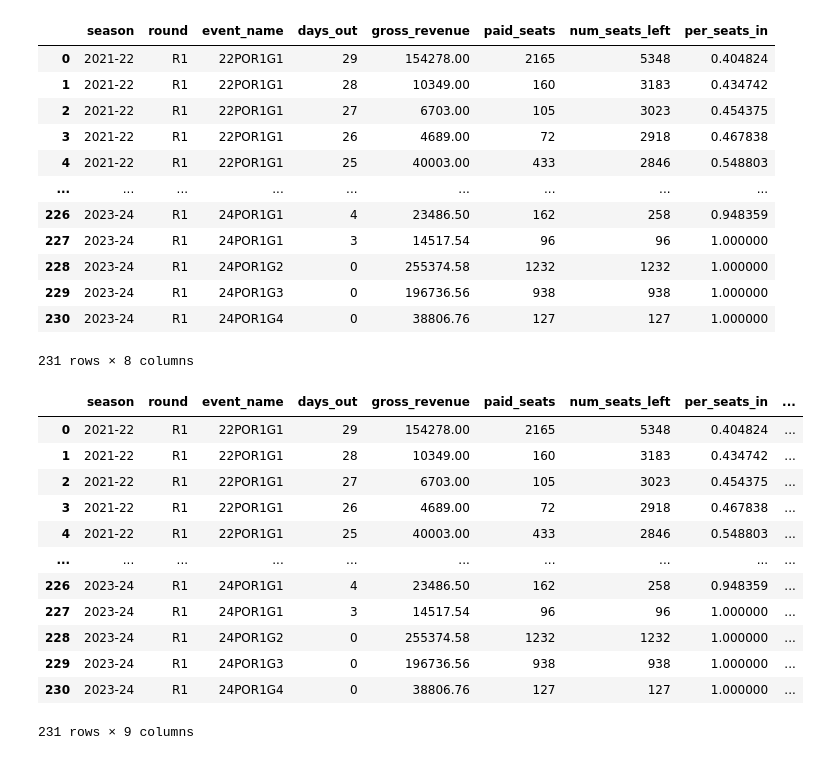
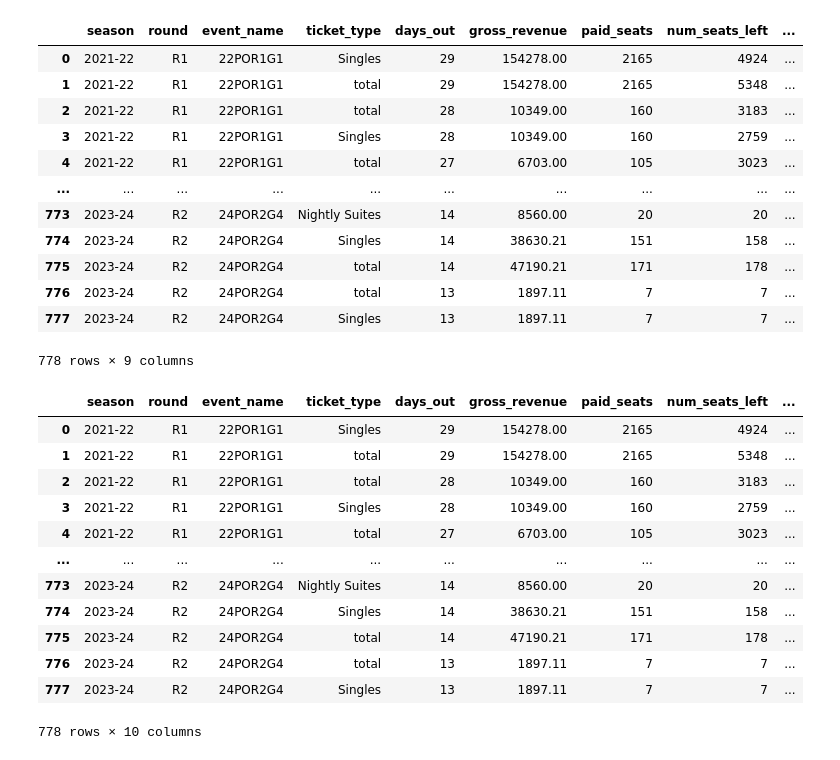
Before and after one commit to riffere-fla/pandas_party, a Jupyter notebook: playoffs_2324_expected.ipynb, the cells around one changed output. Cells and saved outputs as stored; diff of their text form; code cells hidden in the pictures.

```diff
--- a/playoffs_2324_expected.ipynb
+++ b/playoffs_2324_expected.ipynb
@@ -85,46 +119,44 @@ df
-# %%
-df['min_days_out'] = df.apply(lambda row: df[df['event_name'] == row['event_name']]['days_out'].min(), axis = 1)
 # %%
-cumdf = df.groupby(by = ['round','event_name'], axis = 0)[['gross_revenue','paid_seats']].cumsum().rename(columns = {'gross_revenue':'cum_gross_rev', 'paid_seats':'cum_num_seats'})
+df['min_days_out'] = df.apply(lambda row: df[(df['event_name'] == row['event_name'])&(df['ticket_type'] == row['ticket_type'])]['days_out'].min(), axis = 1)
+cumdf = df.groupby(by = ['round','event_name', 'ticket_type'], axis = 0)[['gross_revenue','paid_seats']].cumsum().rename(columns = {'gross_revenue':'cum_gross_rev', 'paid_seats':'cum_num_seats'})
 dfdf = pd.concat([df,cumdf], axis = 1)
-dfdf['final_seats'] = dfdf.apply(lambda row: dfdf[(dfdf['event_name'] == row['event_name'])&(dfdf['days_out'] == row['min_days_out'])]['cum_num_seats'].item(), axis = 1)
+dfdf['final_seats'] = dfdf.apply(lambda row: dfdf[(dfdf['event_name'] == row['event_name'])&(dfdf['ticket_type'] == row['ticket_type'])&
+                                                  (dfdf['days_out'] == row['min_days_out'])]['cum_num_seats'].item(), axis = 1)
 dfdf['per_seats_in'] = [x/y for x,y in zip(dfdf['cum_num_seats'],dfdf['final_seats'])]
 dfdf['num_seats_left'] = dfdf.apply(lambda row: row['final_seats'] - row['cum_num_seats']+ row['paid_seats'], axis = 1)
-dfdf = dfdf[['season','round', 'event_name', 'days_out','gross_revenue','paid_seats','num_seats_left','per_seats_in']]
-# dfdf = dfdf.groupby(by = ['season','round','days_out']).mean()
+dfdf = dfdf[['season','round', 'event_name', 'ticket_type','days_out','gross_revenue','paid_seats','num_seats_left','per_seats_in']]
 dfdf
 # %% [output]
-|  | season | round | event_name | days_out | gross_revenue | paid_seats | num_seats_left | per_seats_in |
-| 0 | 2021-22 | R1 | 22POR1G1 | 29 | 154278.00 | 2165 | 5348 | 0.404824 |
-| 1 | 2021-22 | R1 | 22POR1G1 | 28 | 10349.00 | 160 | 3183 | 0.434742 |
-| 2 | 2021-22 | R1 | 22POR1G1 | 27 | 6703.00 | 105 | 3023 | 0.454375 |
-| 3 | 2021-22 | R1 | 22POR1G1 | 26 | 4689.00 | 72 | 2918 | 0.467838 |
-| 4 | 2021-22 | R1 | 22POR1G1 | 25 | 40003.00 | 433 | 2846 | 0.548803 |
-| ... | ... | ... | ... | ... | ... | ... | ... | ... |
-| 226 | 2023-24 | R1 | 24POR1G1 | 4 | 23486.50 | 162 | 258 | 0.948359 |
-| 227 | 2023-24 | R1 | 24POR1G1 | 3 | 14517.54 | 96 | 96 | 1.000000 |
-| 228 | 2023-24 | R1 | 24POR1G2 | 0 | 255374.58 | 1232 | 1232 | 1.000000 |
-| 229 | 2023-24 | R1 | 24POR1G3 | 0 | 196736.56 | 938 | 938 | 1.000000 |
-| 230 | 2023-24 | R1 | 24POR1G4 | 0 | 38806.76 | 127 | 127 | 1.000000 |
+|  | season | round | event_name | ticket_type | days_out | gross_revenue | paid_seats | num_seats_left | ... |
+| 0 | 2021-22 | R1 | 22POR1G1 | Singles | 29 | 154278.00 | 2165 | 4924 | ... |
+| 1 | 2021-22 | R1 | 22POR1G1 | total | 29 | 154278.00 | 2165 | 5348 | ... |
+| 2 | 2021-22 | R1 | 22POR1G1 | total | 28 | 10349.00 | 160 | 3183 | ... |
+| 3 | 2021-22 | R1 | 22POR1G1 | Singles | 28 | 10349.00 | 160 | 2759 | ... |
+| 4 | 2021-22 | R1 | 22POR1G1 | total | 27 | 6703.00 | 105 | 3023 | ... |
+| ... | ... | ... | ... | ... | ... | ... | ... | ... | ... |
+| 773 | 2023-24 | R2 | 24POR2G4 | Nightly Suites | 14 | 8560.00 | 20 | 20 | ... |
+| 774 | 2023-24 | R2 | 24POR2G4 | Singles | 14 | 38630.21 | 151 | 158 | ... |
+| 775 | 2023-24 | R2 | 24POR2G4 | total | 14 | 47190.21 | 171 | 178 | ... |
+| 776 | 2023-24 | R2 | 24POR2G4 | total | 13 | 1897.11 | 7 | 7 | ... |
+| 777 | 2023-24 | R2 | 24POR2G4 | Singles | 13 | 1897.11 | 7 | 7 | ... |
-231 rows × 8 columns
+778 rows × 9 columns
 # %%
-#df = df.merge(dfdf, how = 'left', on = ['season','round', 'days_out'])
 FLA_Redshift(**rs_creds).write_to_warehouse(df = dfdf, table_name= "cth_historical_tier_velocity_playoffs")
 dfdf
 # %% [output]
-|  | season | round | event_name | days_out | gross_revenue | paid_seats | num_seats_left | per_seats_in | ... |
-| 0 | 2021-22 | R1 | 22POR1G1 | 29 | 154278.00 | 2165 | 5348 | 0.404824 | ... |
-| 1 | 2021-22 | R1 | 22POR1G1 | 28 | 10349.00 | 160 | 3183 | 0.434742 | ... |
-| 2 | 2021-22 | R1 | 22POR1G1 | 27 | 6703.00 | 105 | 3023 | 0.454375 | ... |
-| 3 | 2021-22 | R1 | 22POR1G1 | 26 | 4689.00 | 72 | 2918 | 0.467838 | ... |
-| 4 | 2021-22 | R1 | 22POR1G1 | 25 | 40003.00 | 433 | 2846 | 0.548803 | ... |
+|  | season | round | event_name | ticket_type | days_out | gross_revenue | paid_seats | num_seats_left | ... |
+| 0 | 2021-22 | R1 | 22POR1G1 | Singles | 29 | 154278.00 | 2165 | 4924 | ... |
+| 1 | 2021-22 | R1 | 22POR1G1 | total | 29 | 154278.00 | 2165 | 5348 | ... |
+| 2 | 2021-22 | R1 | 22POR1G1 | total | 28 | 10349.00 | 160 | 3183 | ... |
+| 3 | 2021-22 | R1 | 22POR1G1 | Singles | 28 | 10349.00 | 160 | 2759 | ... |
+| 4 | 2021-22 | R1 | 22POR1G1 | total | 27 | 6703.00 | 105 | 3023 | ... |
 | ... | ... | ... | ... | ... | ... | ... | ... | ... | ... |
-| 226 | 2023-24 | R1 | 24POR1G1 | 4 | 23486.50 | 162 | 258 | 0.948359 | ... |
-| 227 | 2023-24 | R1 | 24POR1G1 | 3 | 14517.54 | 96 | 96 | 1.000000 | ... |
-| 228 | 2023-24 | R1 | 24POR1G2 | 0 | 255374.58 | 1232 | 1232 | 1.000000 | ... |
-| 229 | 2023-24 | R1 | 24POR1G3 | 0 | 196736.56 | 938 | 938 | 1.000000 | ... |
-| 230 | 2023-24 | R1 | 24POR1G4 | 0 | 38806.76 | 127 | 127 | 1.000000 | ... |
+| 773 | 2023-24 | R2 | 24POR2G4 | Nightly Suites | 14 | 8560.00 | 20 | 20 | ... |
+| 774 | 2023-24 | R2 | 24POR2G4 | Singles | 14 | 38630.21 | 151 | 158 | ... |
+| 775 | 2023-24 | R2 | 24POR2G4 | total | 14 | 47190.21 | 171 | 178 | ... |
+| 776 | 2023-24 | R2 | 24POR2G4 | total | 13 | 1897.11 | 7 | 7 | ... |
+| 777 | 2023-24 | R2 | 24POR2G4 | Singles | 13 | 1897.11 | 7 | 7 | ... |
-231 rows × 9 columns
+778 rows × 10 columns
 # %%
 df = pd.read_csv("C:\\Users\\riffere\\Desktop\\polygon_coordinates.csv")
 FLA_Redshift(**rs_creds).write_to_warehouse(df = df, table_name= "cth_xy_coordinates_pricelevels")
```
Also changed, not shown: parts of 2 cells of this notebook, 1 other file.
